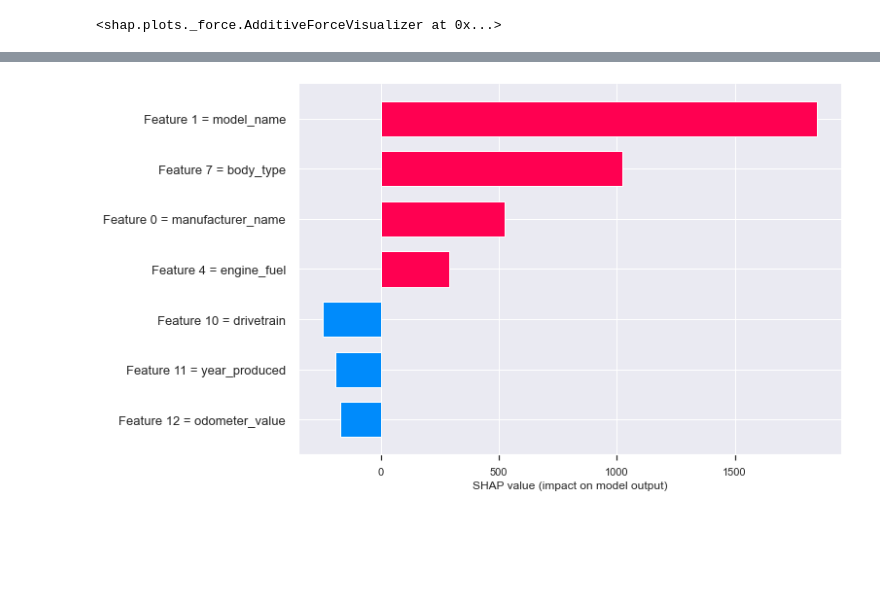
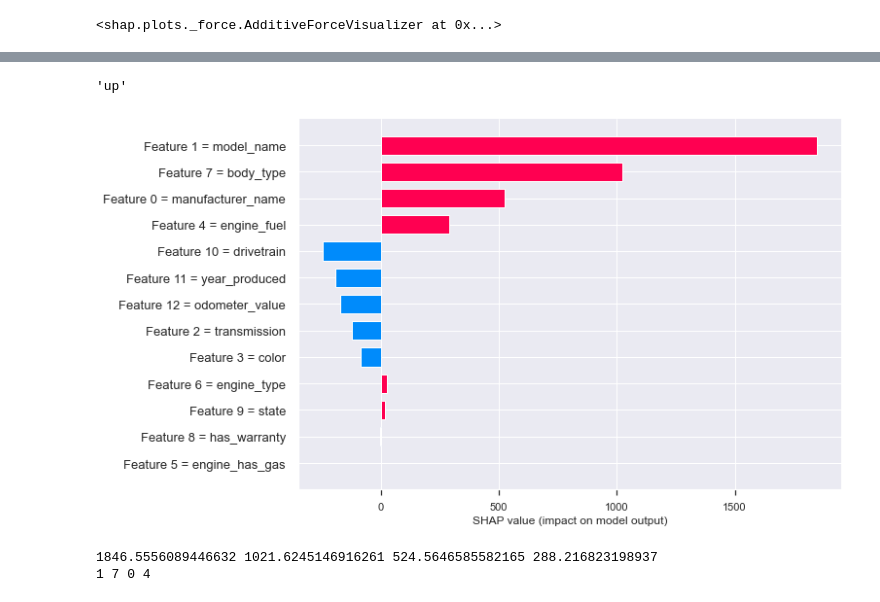
Before and after one commit to billykal/streamlit, a Jupyter notebook: cars_project.ipynb, the cells around one changed output, grey strips where cells are left out. Cells and saved outputs as stored; diff of their text form; code cells hidden in the pictures; blank space fills up the shorter version.

Commit message:
shap

```diff
--- a/cars_project.ipynb
+++ b/cars_project.ipynb
@@ -840,6 +853,53 @@ prediction:  9720.362989008954
+# %%
+direction = 'up' if prediction > explainer.expected_value else 'down'
+direction
+# %% [output]
+'up'
 # %%
 # Same but now in bar plot
 fig = plt.figure(figsize=(10,7))
-shap.bar_plot(shap_values[row_to_predict], data_for_prediction)
+shap.bar_plot(shap_values[row_to_predict], data_for_prediction, max_display=20)
 # %% [output]
-[figure, old version]
+[figure, new version]
+# %%
+# Create a list with the Shap values for this case
+original_sv = shap_values[row_to_predict].tolist()
+sv = original_sv.copy()
+if direction == 'up':
+    sv = [i for i in sv if i>0]
+else:
+    sv = [i for i in sv if i<0]
+
+
+# Get the absolute values of the list and reverse it. That way we see the "top" features,
+# no matter whether prediction is greater or smaller than the average value.
+rev_sv = [abs(i) for i in sv].copy()
+rev_sv.sort(reverse=True)
+
+# Keep the top 4 shap values (contributions to the prediction) and find their positions in
+# the original list
+max0 = rev_sv[0] if rev_sv[0] in sv else -rev_sv[0]
+max1 = rev_sv[1] if rev_sv[1] in sv else -rev_sv[1]
+max2 = rev_sv[2] if rev_sv[2] in sv else -rev_sv[2]
+max3 = rev_sv[3] if rev_sv[3] in sv else -rev_sv[3]
+print(max0, max1, max2, max3)
+
+max0_index = original_sv.index(max0)
+max1_index = original_sv.index(max1)
+max2_index = original_sv.index(max2)
+max3_index = original_sv.index(max3)
+print(max0_index, max1_index, max2_index, max3_index)
+
+# Identify the feature names and their values
+feat0 = ' '.join(data_for_prediction.columns[max0_index].split('_')).title()
+feat1 = ' '.join(data_for_prediction.columns[max1_index].split('_')).title()
+feat2 = ' '.join(data_for_prediction.columns[max2_index].split('_')).title()
+feat3 = ' '.join(data_for_prediction.columns[max3_index].split('_')).title()
+
+val0 = data_for_prediction.iloc[0,max0_index]
+val1 = data_for_prediction.iloc[0,max1_index]
+val2 = data_for_prediction.iloc[0,max2_index]
+val3 = data_for_prediction.iloc[0,max3_index]
+# %% [output]
+1846.5556089446632 1021.6245146916261 524.5646585582165 288.216823198937
+1 7 0 4
```
Also changed, not shown: parts of 13 cells of this notebook, 2 other files.
